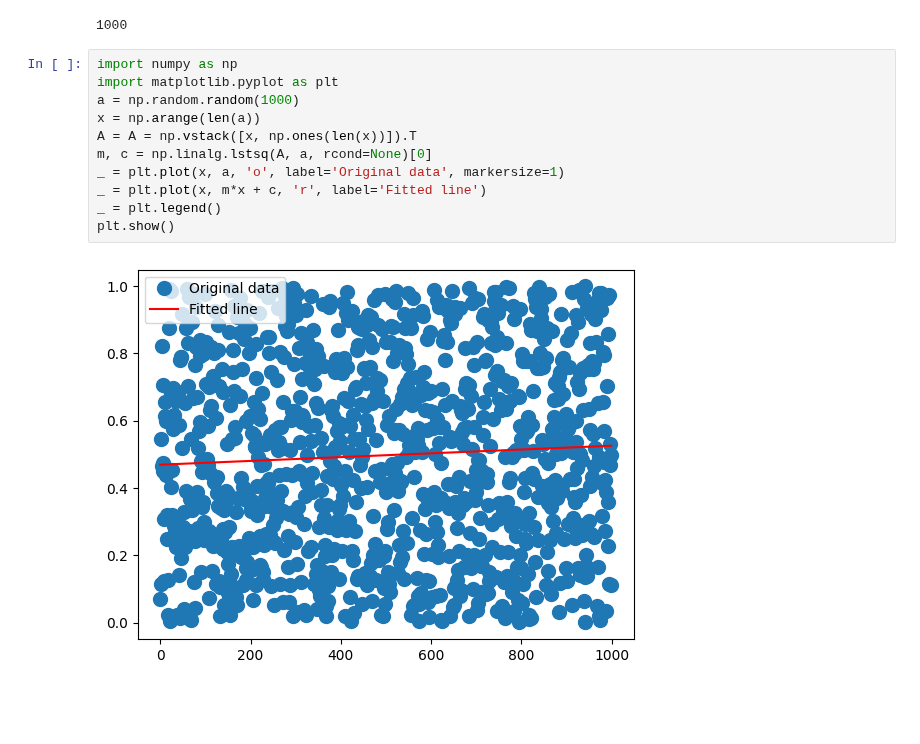
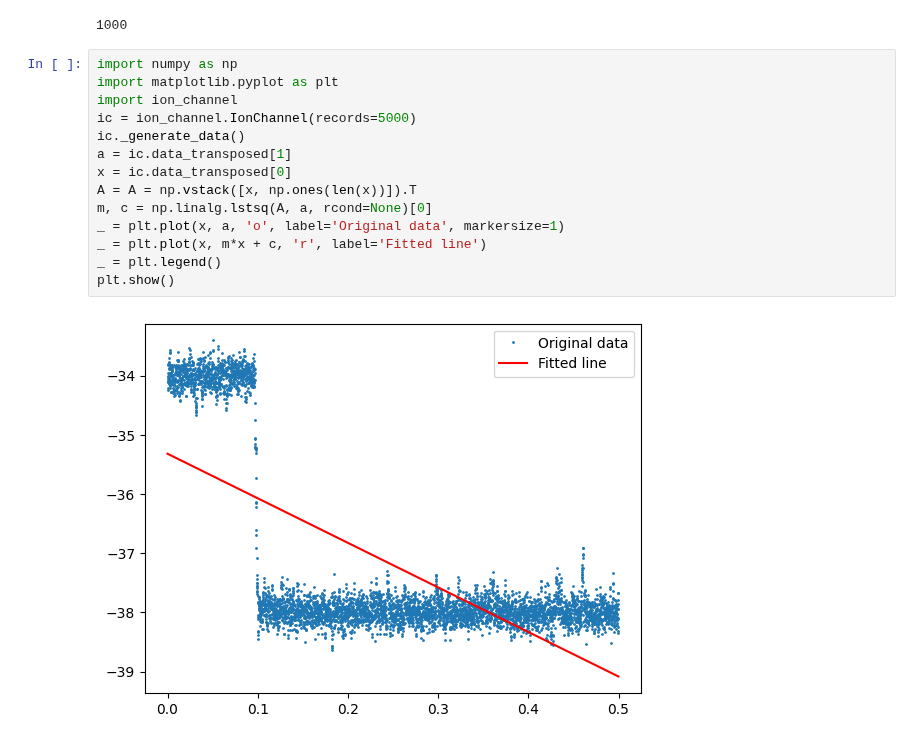
Before and after one commit to University-of-Silesia-Ion-Channel/Jonus, a Jupyter notebook: tests.ipynb, the cells around one changed output. Saved outputs shown, nothing was run; the diff lists cells and outputs as text; blank space fills up the shorter version.

```diff
--- a/tests.ipynb
+++ b/tests.ipynb
@@ -471,13 +556,16 @@ winSizes
 # %%
 import numpy as np
 import matplotlib.pyplot as plt
-a = np.random.random(1000)
-x = np.arange(len(a))
+import ion_channel
+ic = ion_channel.IonChannel(records=5000)
+ic._generate_data()
+a = ic.data_transposed[1]
+x = ic.data_transposed[0]
 A = A = np.vstack([x, np.ones(len(x))]).T
 m, c = np.linalg.lstsq(A, a, rcond=None)[0]
 _ = plt.plot(x, a, 'o', label='Original data', markersize=1)
 _ = plt.plot(x, m*x + c, 'r', label='Fitted line')
 _ = plt.legend()
 plt.show()
 # %% [output]
-[figure, old version]
+[figure, new version]
```
Also changed, not shown: parts of 3 cells of this notebook, 3 other files.
